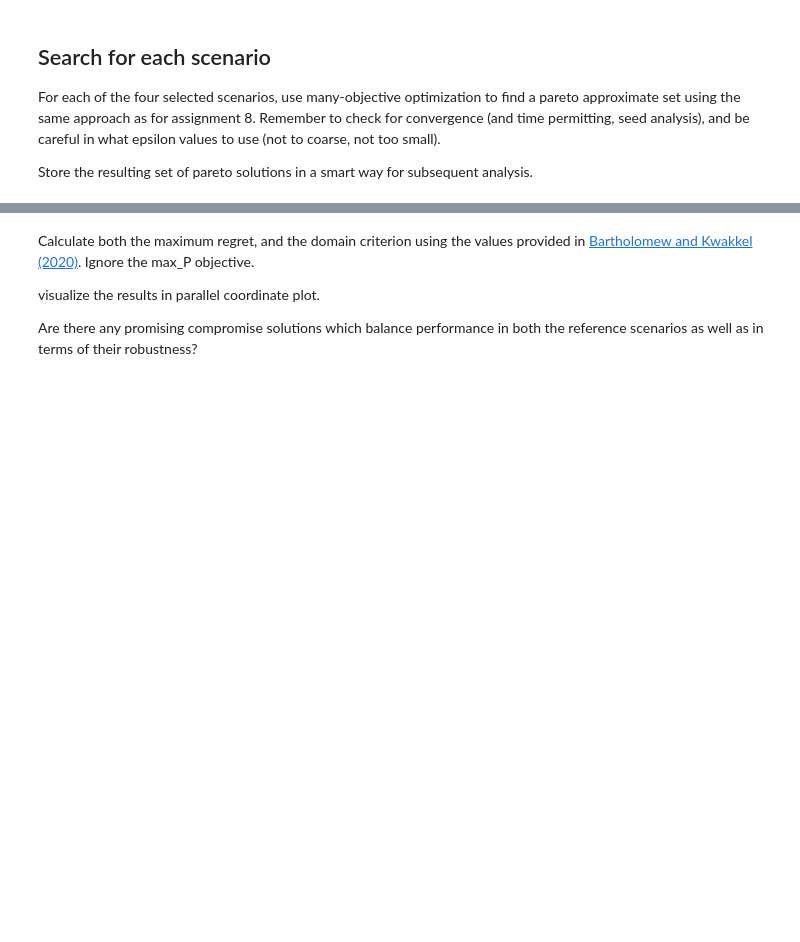
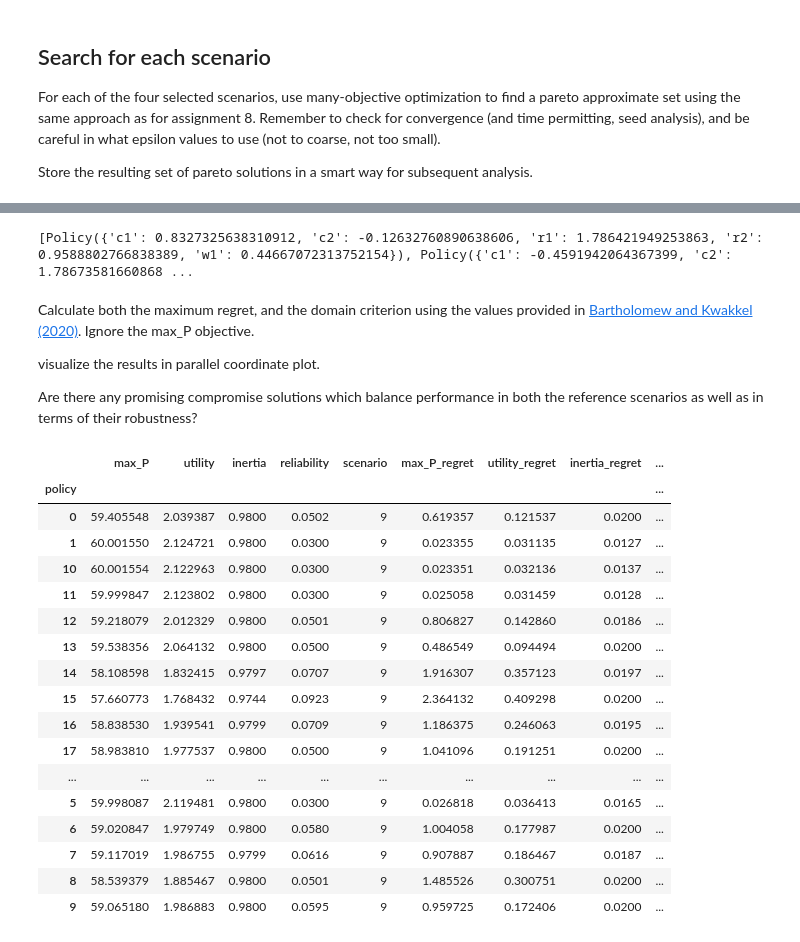
Before and after one commit to floristevito/EPA1361, a Jupyter notebook: lab_sessions/Week 5-6 - robustness and direct search/assignment 9 - multi-scenario MORDM.ipynb, the cells around one changed output, grey strips where cells are left out. Cells and saved outputs as stored; diff of their text form; code cells hidden in the pictures; blank space fills up the shorter version.

```diff
--- a/lab_sessions/Week 5-6 - robustness and direct search/assignment 9 - multi-scenario MORDM.ipynb
+++ b/lab_sessions/Week 5-6 - robustness and direct search/assignment 9 - multi-scenario MORDM.ipynb
@@ -197,3 +234,7 @@ Re-evaluate the combined set of solutions over 1000 scenarios sampled using LHS.
+# %%
+print(policy_options)
+# %% [output]
+[Policy({'c1': 0.8327325638310912, 'c2': -0.12632760890638606, 'r1': 1.786421949253863, 'r2': 0.9588802766838389, 'w1': 0.44667072313752154}), Policy({'c1': -0.4591942064367399, 'c2': 1.78673581660868 ...
 # %% [markdown]
 Calculate both the maximum regret, and the domain criterion using the values provided in [Bartholomew and Kwakkel (2020)](https://doi.org/10.1016/j.envsoft.2020.104699). Ignore the max_P objective.
 
@@ -202,0 +256,21 @@ Are there any promising compromise solutions which balance performance in both t
+# %%
+outcomesdf.groupby('policy').max()
+# %% [output]
+|  | max_P | utility | inertia | reliability | scenario | max_P_regret | utility_regret | inertia_regret | ... |
+| policy |  |  |  |  |  |  |  |  | ... |
+| 0 | 59.405548 | 2.039387 | 0.9800 | 0.0502 | 9 | 0.619357 | 0.121537 | 0.0200 | ... |
+| 1 | 60.001550 | 2.124721 | 0.9800 | 0.0300 | 9 | 0.023355 | 0.031135 | 0.0127 | ... |
+| 10 | 60.001554 | 2.122963 | 0.9800 | 0.0300 | 9 | 0.023351 | 0.032136 | 0.0137 | ... |
+| 11 | 59.999847 | 2.123802 | 0.9800 | 0.0300 | 9 | 0.025058 | 0.031459 | 0.0128 | ... |
+| 12 | 59.218079 | 2.012329 | 0.9800 | 0.0501 | 9 | 0.806827 | 0.142860 | 0.0186 | ... |
+| 13 | 59.538356 | 2.064132 | 0.9800 | 0.0500 | 9 | 0.486549 | 0.094494 | 0.0200 | ... |
+| 14 | 58.108598 | 1.832415 | 0.9797 | 0.0707 | 9 | 1.916307 | 0.357123 | 0.0197 | ... |
+| 15 | 57.660773 | 1.768432 | 0.9744 | 0.0923 | 9 | 2.364132 | 0.409298 | 0.0200 | ... |
+| 16 | 58.838530 | 1.939541 | 0.9799 | 0.0709 | 9 | 1.186375 | 0.246063 | 0.0195 | ... |
+| 17 | 58.983810 | 1.977537 | 0.9800 | 0.0500 | 9 | 1.041096 | 0.191251 | 0.0200 | ... |
+| ... | ... | ... | ... | ... | ... | ... | ... | ... | ... |
+| 5 | 59.998087 | 2.119481 | 0.9800 | 0.0300 | 9 | 0.026818 | 0.036413 | 0.0165 | ... |
+| 6 | 59.020847 | 1.979749 | 0.9800 | 0.0580 | 9 | 1.004058 | 0.177987 | 0.0200 | ... |
+| 7 | 59.117019 | 1.986755 | 0.9799 | 0.0616 | 9 | 0.907887 | 0.186467 | 0.0187 | ... |
+| 8 | 58.539379 | 1.885467 | 0.9800 | 0.0501 | 9 | 1.485526 | 0.300751 | 0.0200 | ... |
+| 9 | 59.065180 | 1.986883 | 0.9800 | 0.0595 | 9 | 0.959725 | 0.172406 | 0.0200 | ... |
```
Also changed, not shown: parts of 20 cells of this notebook.
